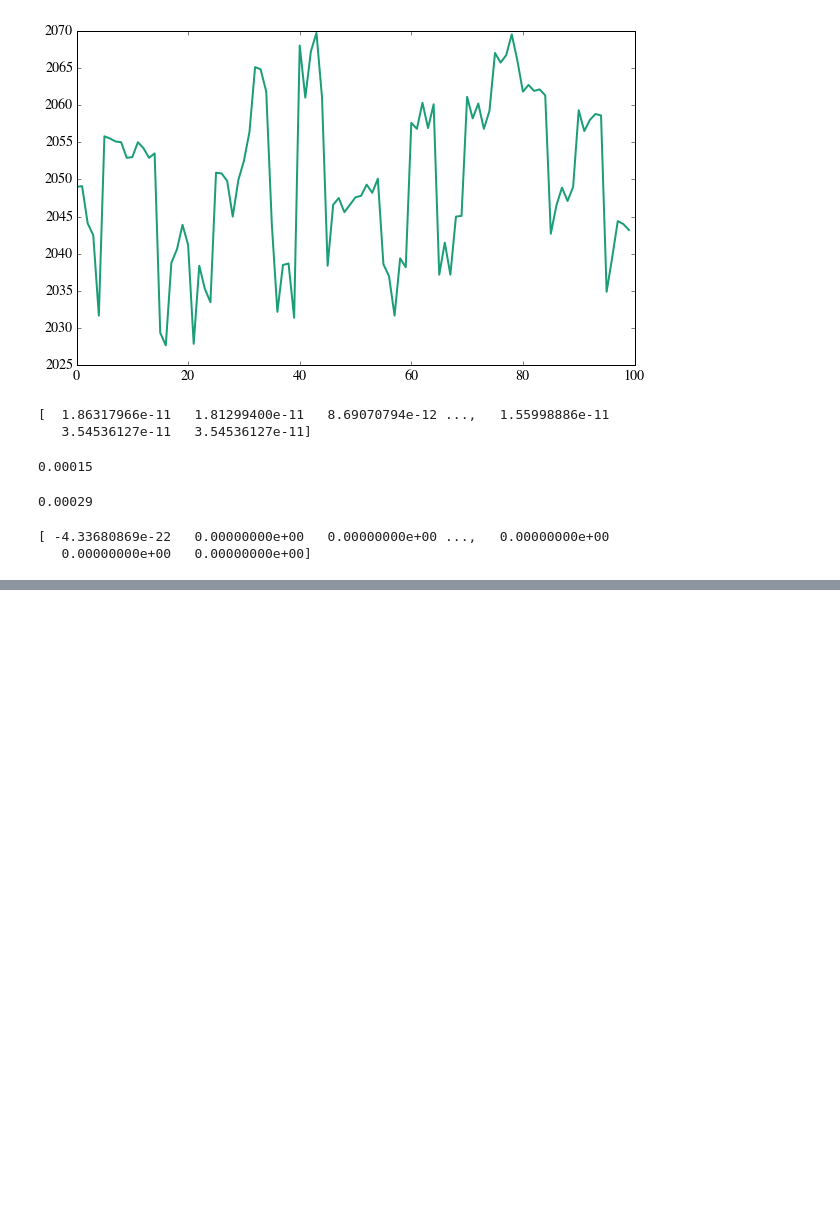
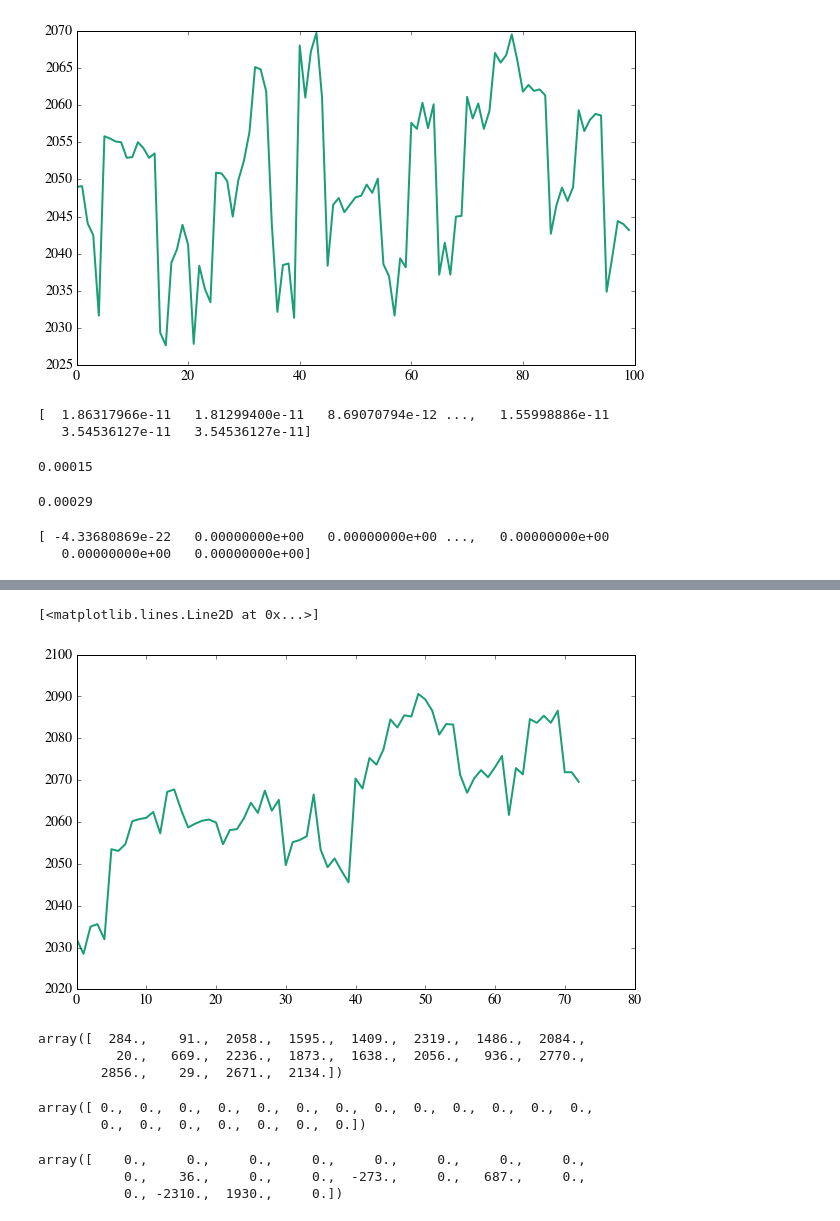
Before and after one commit to jming/thesis, a Jupyter notebook: explore-ipynb/Convex Hull Random.ipynb, the cells around one changed output, grey strips where cells are left out. Cells and saved outputs as stored; diff of their text form; code cells hidden in the pictures; blank space fills up the shorter version.

```diff
--- a/explore-ipynb/Convex Hull Random.ipynb
+++ b/explore-ipynb/Convex Hull Random.ipynb
@@ -352,0 +360,5 @@ print Q_emp[0]
+# %%
+plt.plot(result25[1:74])
+# %% [output]
+[<matplotlib.lines.Line2D at 0x...>]
+[figure, added]
@@ -352,0 +367,17 @@ print Q_emp[0]
+# %%
+anchor_sets[0]
+# %% [output]
+array([  284.,    91.,  2058.,  1595.,  1409.,  2319.,  1486.,  2084.,
+          20.,   669.,  2236.,  1873.,  1638.,  2056.,   936.,  2770.,
+        2856.,    29.,  2671.,  2134.])
+# %%
+anchor_sets[0] - anchor_sets[1]
+# %% [output]
+array([ 0.,  0.,  0.,  0.,  0.,  0.,  0.,  0.,  0.,  0.,  0.,  0.,  0.,
+        0.,  0.,  0.,  0.,  0.,  0.,  0.])
+# %%
+anchor_sets[0] - anchor_sets[10]
+# %% [output]
+array([    0.,     0.,     0.,     0.,     0.,     0.,     0.,     0.,
+           0.,    36.,     0.,     0.,  -273.,     0.,   687.,     0.,
+           0., -2310.,  1930.,     0.])
```
Also changed, not shown: parts of 17 cells of this notebook, 15 other files.
